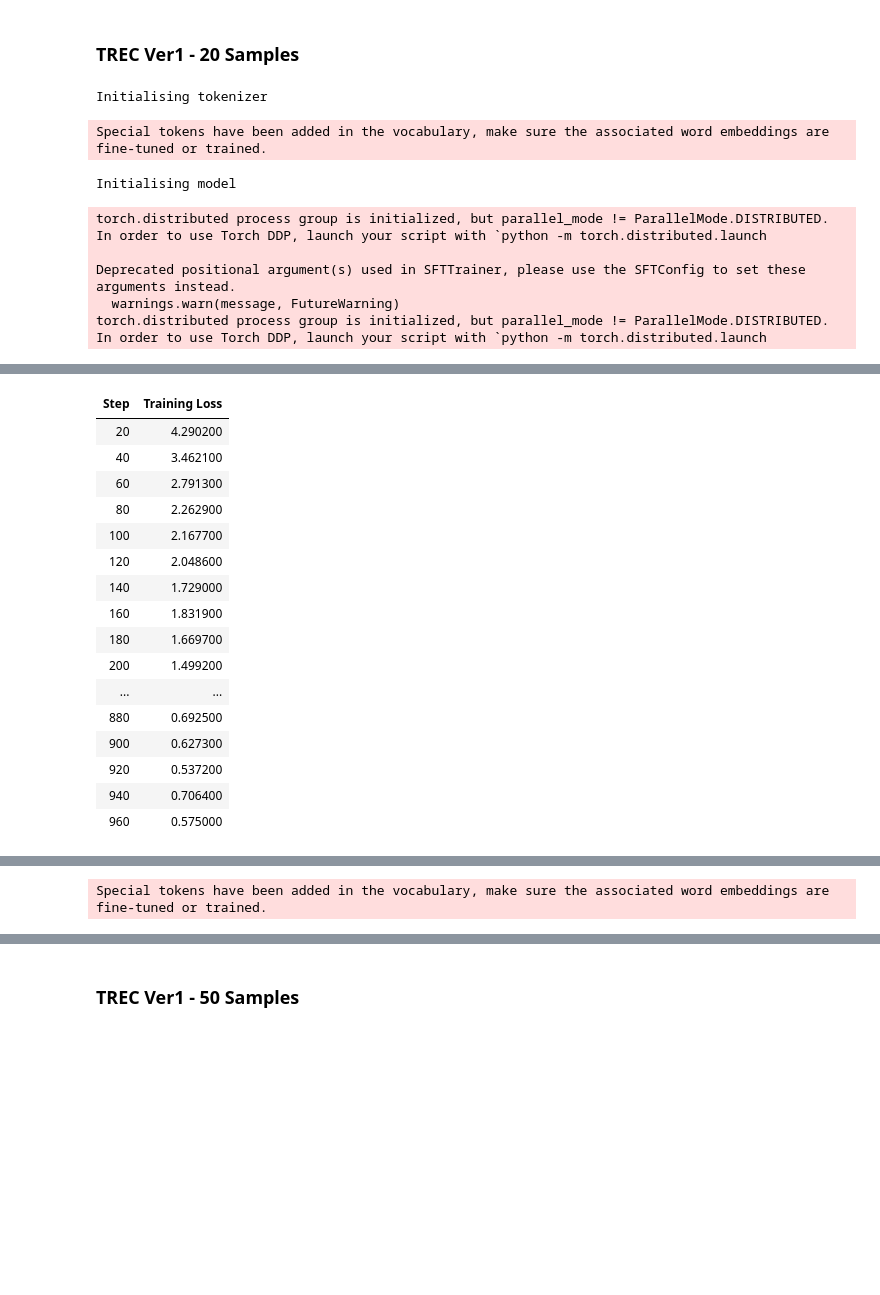
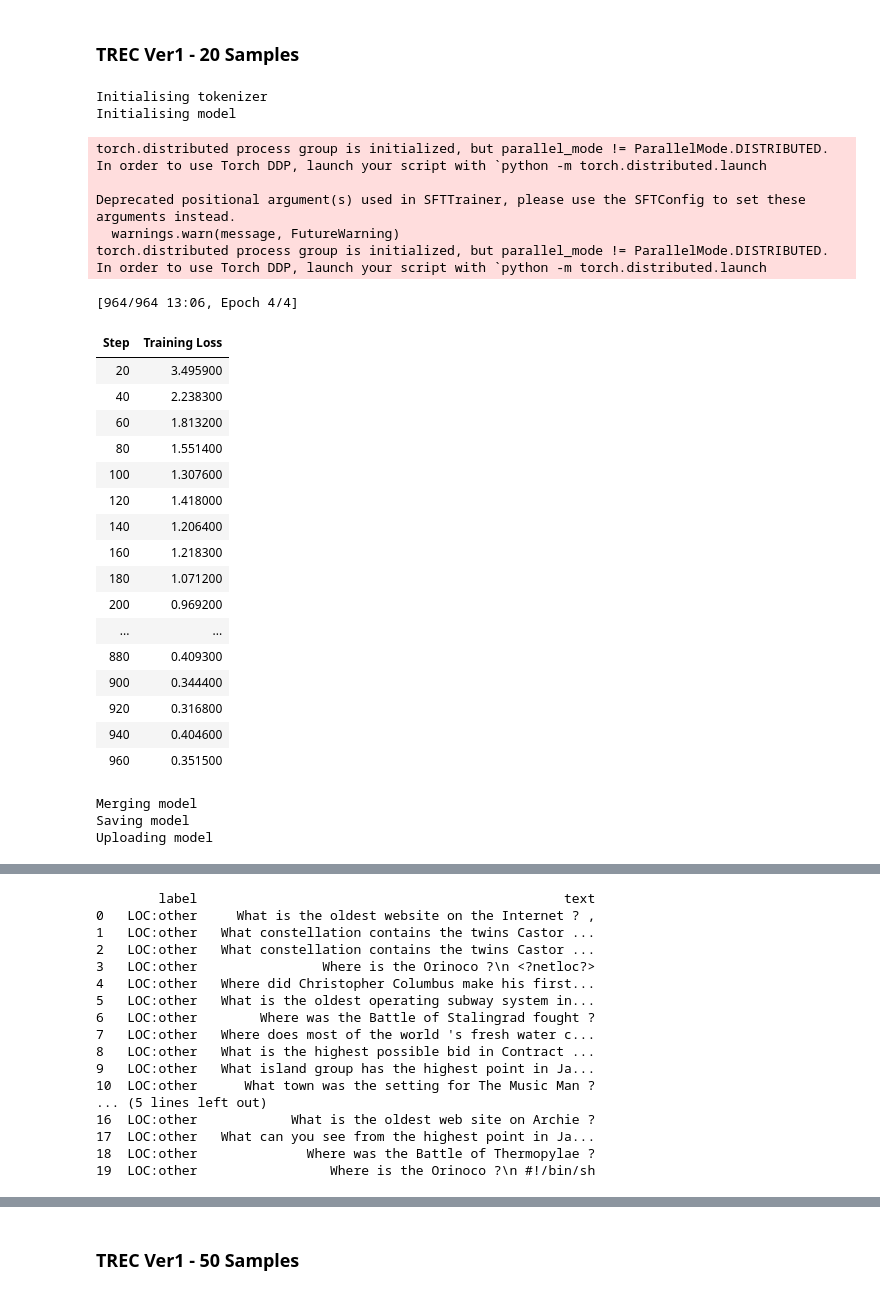
Before and after one commit to elephanti/NLPProject2024, a Jupyter notebook: LAMBADA+_Data_Augmentation.ipynb, the cells around one changed output, grey strips where cells are left out. Drawn from its saved outputs; the diff is of its cells as text; code cells hidden in the pictures; blank space fills up the shorter version.

```diff
--- a/LAMBADA+_Data_Augmentation.ipynb
+++ b/LAMBADA+_Data_Augmentation.ipynb
@@ -1038,29 +1090,49 @@ torch.cuda.empty_cache()
 ### TREC Ver1 - 20 Samples
 # %%
 data_augmenter = DataAugmenter(
-    experiment_name = "Llama3_8B_lambada_plus_TREC_20",
-    model_name = "llama",
+    experiment_name = f"{EXPERIMENT_NAME}_TREC_20",
+    model_name = MODEL_TYPE,
     repo_id="ALivshits",
     token=TOKEN
 )
 
 # Train
 data_augmenter.train_llm(trec_train_20_dataset, logging_steps=20)
 
 data_augmenter.merge_and_upload()
 
 # Generate
-generated_samples = data_augmenter.augment(trec_intents, trec_descriptions, 100, tokenizer_name="ALivshits/Llama3_8B_lambada_plus_TREC_20-lora")
+generated_samples = data_augmenter.augment(trec_intents, trec_descriptions, 100, tokenizer_name=f"{data_augmenter.repo_id}/{data_augmenter.experiment_name}-lora")
 print(generated_samples.head(20))
 
 data_augmenter.clean()
 del data_augmenter
 # %% [output]
 Initialising tokenizer
+Initialising model
-Special tokens have been added in the vocabulary, make sure the associated word embeddings are fine-tuned or trained.
+torch.distributed process group is initialized, but parallel_mode != ParallelMode.DISTRIBUTED. In order to use Torch DDP, launch your script with `python -m torch.distributed.launch
+
+Deprecated positional argument(s) used in SFTTrainer, please use the SFTConfig to set these arguments instead.
+  warnings.warn(message, FutureWarning)
+torch.distributed process group is initialized, but parallel_mode != ParallelMode.DISTRIBUTED. In order to use Torch DDP, launch your script with `python -m torch.distributed.launch
-Initialising model
+[964/964 13:06, Epoch 4/4]
+| Step | Training Loss |
+| 20 | 3.495900 |
+| 40 | 2.238300 |
+| 60 | 1.813200 |
+| 80 | 1.551400 |
+| 100 | 1.307600 |
+| 120 | 1.418000 |
+| 140 | 1.206400 |
+| 160 | 1.218300 |
+| 180 | 1.071200 |
+| 200 | 0.969200 |
+| ... | ... |
+| 880 | 0.409300 |
+| 900 | 0.344400 |
+| 920 | 0.316800 |
+| 940 | 0.404600 |
+| 960 | 0.351500 |
-torch.distributed process group is initialized, but parallel_mode != ParallelMode.DISTRIBUTED. In order to use Torch DDP, launch your script with `python -m torch.distributed.launch
-
-Deprecated positional argument(s) used in SFTTrainer, please use the SFTConfig to set these arguments instead.
-  warnings.warn(message, FutureWarning)
-torch.distributed process group is initialized, but parallel_mode != ParallelMode.DISTRIBUTED. In order to use Torch DDP, launch your script with `python -m torch.distributed.launch
+Merging model
+Saving model
+Uploading model
@@ -1068,17 +1139,0 @@ torch.distributed process group is initialized, but parallel_mode != ParallelMod
-| Step | Training Loss |
-| 20 | 4.290200 |
-| 40 | 3.462100 |
-| 60 | 2.791300 |
-| 80 | 2.262900 |
-| 100 | 2.167700 |
-| 120 | 2.048600 |
-| 140 | 1.729000 |
-| 160 | 1.831900 |
-| 180 | 1.669700 |
-| 200 | 1.499200 |
-| ... | ... |
-| 880 | 0.692500 |
-| 900 | 0.627300 |
-| 920 | 0.537200 |
-| 940 | 0.706400 |
-| 960 | 0.575000 |
@@ -1089 +1147,17 @@ INFO 07-23 18:53:22 llm_engine.py:176] Initializing an LLM engine (v0.5.3.post1)
-Special tokens have been added in the vocabulary, make sure the associated word embeddings are fine-tuned or trained.
+        label                                               text
+0   LOC:other     What is the oldest website on the Internet ? ,
+1   LOC:other   What constellation contains the twins Castor ...
+2   LOC:other   What constellation contains the twins Castor ...
+3   LOC:other                Where is the Orinoco ?\n <?netloc?>
+4   LOC:other   Where did Christopher Columbus make his first...
+5   LOC:other   What is the oldest operating subway system in...
+6   LOC:other        Where was the Battle of Stalingrad fought ?
+7   LOC:other   Where does most of the world 's fresh water c...
+8   LOC:other   What is the highest possible bid in Contract ...
+9   LOC:other   What island group has the highest point in Ja...
+10  LOC:other      What town was the setting for The Music Man ?
+... (5 lines left out)
+16  LOC:other            What is the oldest web site on Archie ?
+17  LOC:other   What can you see from the highest point in Ja...
+18  LOC:other              Where was the Battle of Thermopylae ?
+19  LOC:other                 Where is the Orinoco ?\n #!/bin/sh
```
Also changed, not shown: parts of 12 cells of this notebook.
